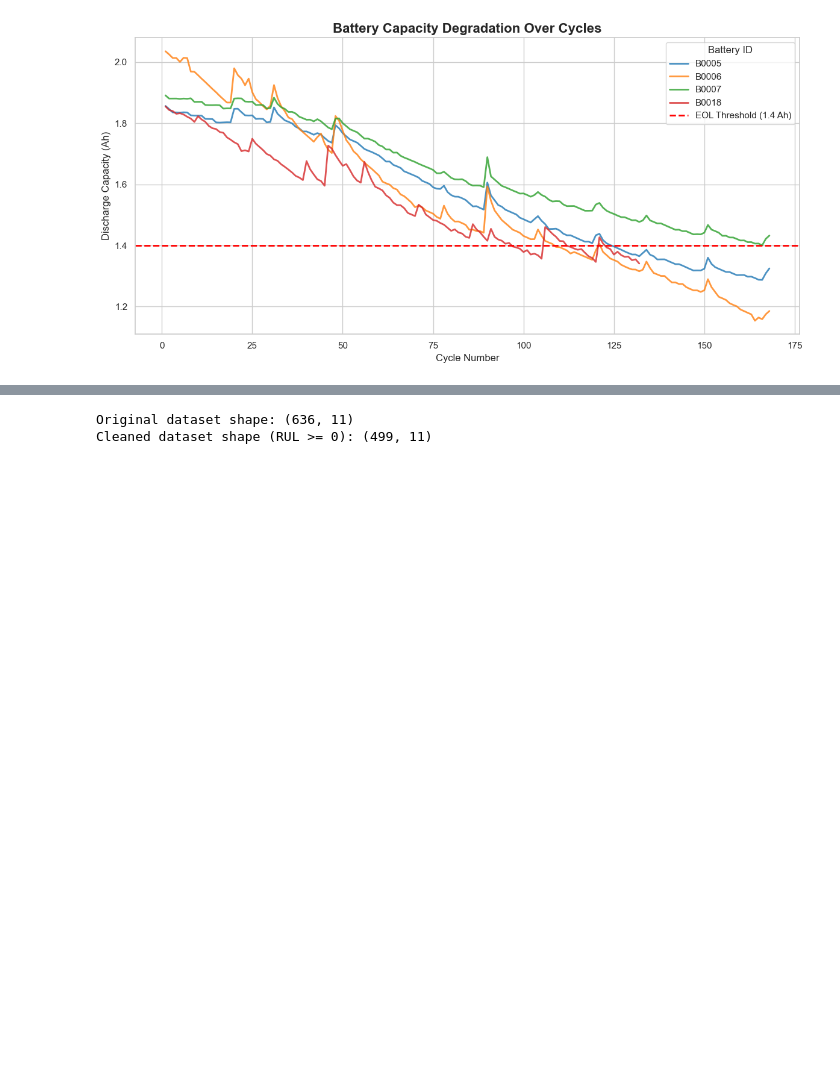
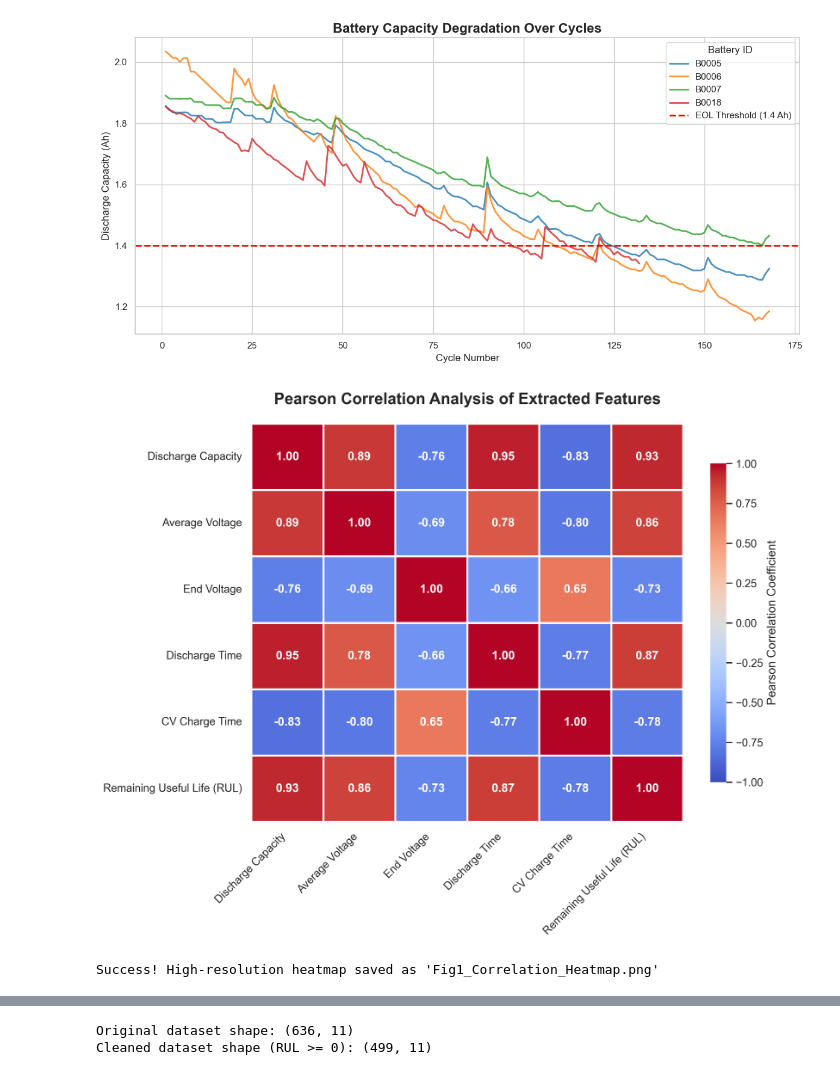
Before and after one commit to pavansharan007/battery-rul-prediction, a Jupyter notebook: ML/BatteryRUL.ipynb, the cells around one changed output, grey strips where cells are left out. Drawn from its saved outputs; the diff is of its cells as text; code cells hidden in the pictures; blank space fills up the shorter version.

```diff
--- a/ML/BatteryRUL.ipynb
+++ b/ML/BatteryRUL.ipynb
@@ -80,3 +80,71 @@ plt.tight_layout()
 plt.show()
 # %% [output]
 [figure]
+# %%
+import pandas as pd
+import matplotlib.pyplot as plt
+import seaborn as sns
+
+
+
+# 2. Filter strictly for the training batteries (Exclude B0018 to prevent data leakage)
+train_batteries = ['B0005', 'B0006', 'B0007']
+df_train = df[df['battery'].isin(train_batteries)].copy()
+
+# 3. Select only the extracted macroscopic features and the target (RUL)
+features_of_interest = [
+    'discharge_capacity',
+    'avg_voltage',
+    'end_voltage',
+    'discharge_time',
+    'cv_charge_time',
+    'RUL'
+]
+df_heatmap = df_train[features_of_interest]
+
+# 4. Rename columns for a cleaner, professional look in the research paper
+clean_names = {
+    'discharge_capacity': 'Discharge Capacity',
+    'avg_voltage': 'Average Voltage',
+    'end_voltage': 'End Voltage',
+    'discharge_time': 'Discharge Time',
+    'cv_charge_time': 'CV Charge Time',
+    'RUL': 'Remaining Useful Life (RUL)'
+}
+df_heatmap = df_heatmap.rename(columns=clean_names)
+
+# 5. Calculate the Pearson Correlation Matrix
+corr_matrix = df_heatmap.corr(method='pearson')
+
+# 6. Set up the matplotlib figure (Size and High Resolution for IEEE)
+plt.figure(figsize=(10, 8), dpi=300)
+
+# 7. Draw the heatmap with seaborn
+sns.heatmap(
+    corr_matrix,
+    annot=True,            # Show the actual correlation numbers
+    fmt=".2f",             # Format to 2 decimal places
+    cmap="coolwarm",       # Professional Blue-to-Red diverging palette
+    vmin=-1, vmax=1,       # Lock the scale from -1 to 1
+    linewidths=1.5,        # Add white lines between squares for readability
+    linecolor='white',
+    cbar_kws={'label': 'Pearson Correlation Coefficient', 'shrink': 0.8},
+    annot_kws={'size': 12, 'weight': 'bold'} # Make numbers pop
+)
+
+# 8. Customize title and layout
+plt.title("Pearson Correlation Analysis of Extracted Features", fontsize=16, fontweight='bold', pad=20)
+plt.xticks(rotation=45, ha='right', fontsize=11)
+plt.yticks(rotation=0, fontsize=11)
+plt.tight_layout()
+
+# 9. Save the figure as a high-quality PNG for your Word Document
+plt.savefig("Fig1_Correlation_Heatmap.png", format='png', dpi=300, bbox_inches='tight')
+
+# 10. Show the plot in Jupyter
+plt.show()
+
+print("Success! High-resolution heatmap saved as 'Fig1_Correlation_Heatmap.png'")
+# %% [output]
+[figure, added]
+Success! High-resolution heatmap saved as 'Fig1_Correlation_Heatmap.png'
```
Also changed, not shown: parts of 3 cells of this notebook, 7 other files.
